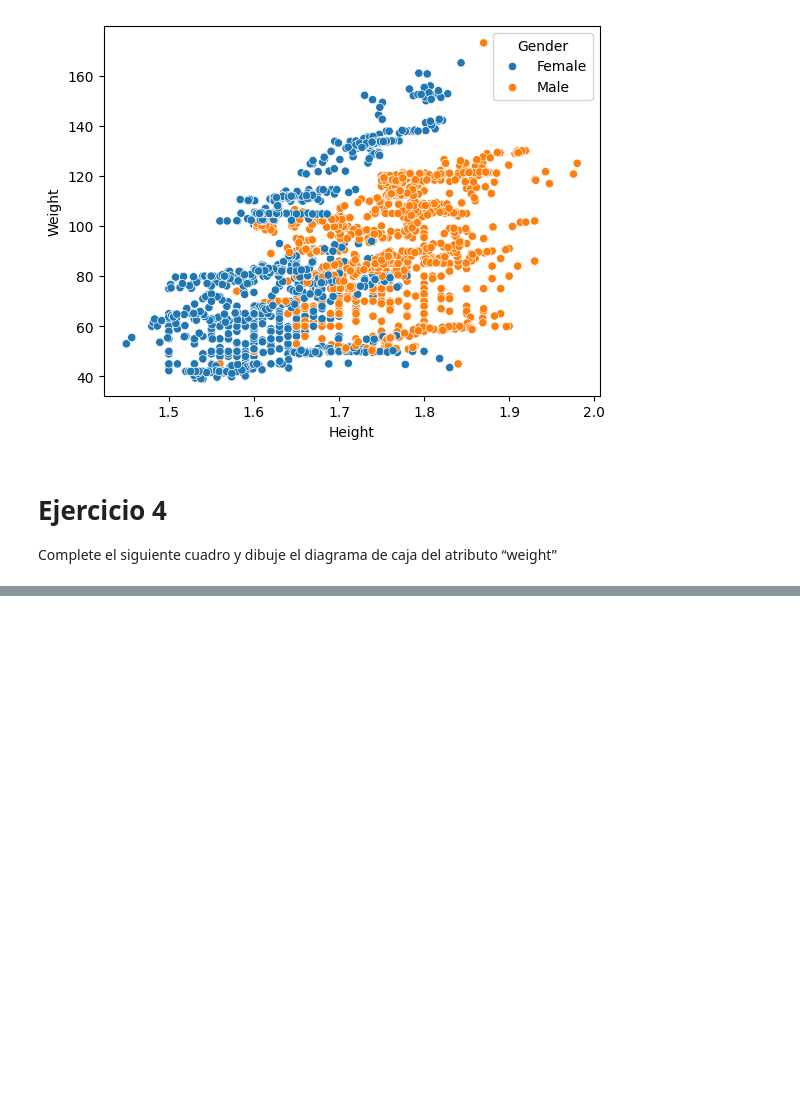
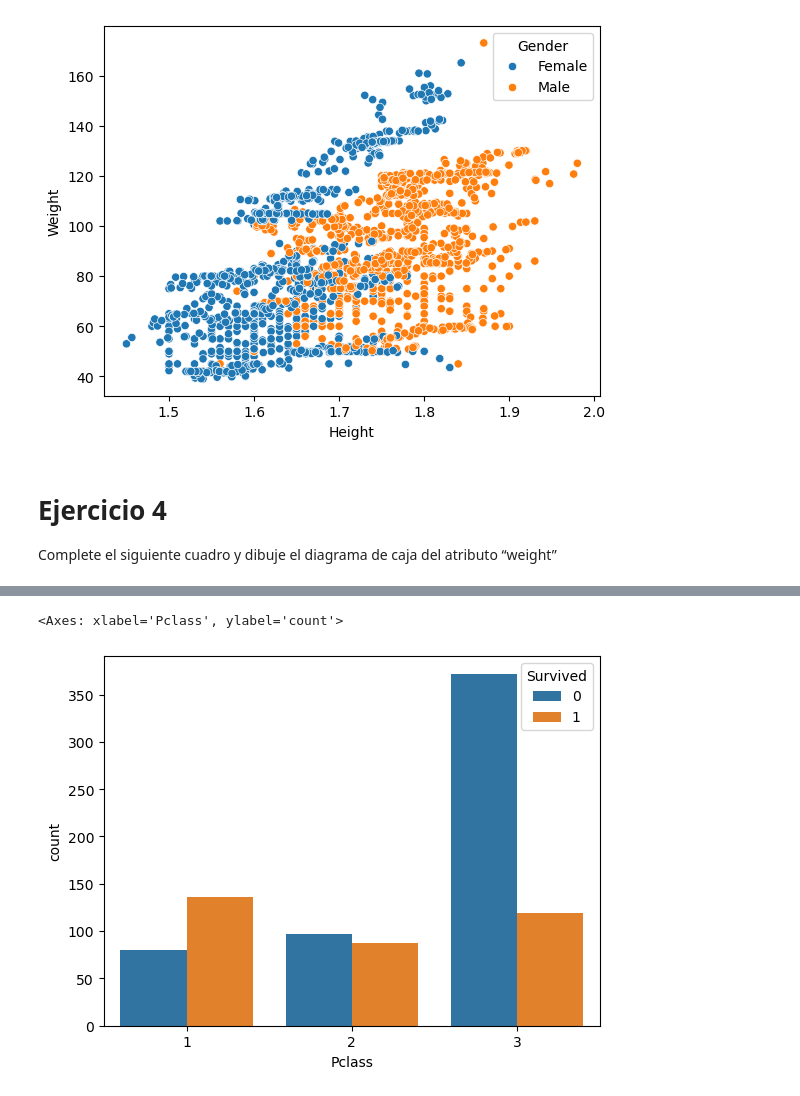
Before and after one commit to Kelisei/4to-anio-unlp-sistemas, a Jupyter notebook: deeplearning/practica1.ipynb, the cells around one changed output, grey strips where cells are left out. Saved outputs shown, nothing was run; the diff lists cells and outputs as text; code cells hidden in the pictures; blank space fills up the shorter version.

```diff
--- a/deeplearning/practica1.ipynb
+++ b/deeplearning/practica1.ipynb
@@ -131,0 +343,7 @@ Rango de valores atípicos severos: [233.30, 170.37]
+# %%
+conteos_pclass = titanic.groupby(['Pclass', 'Survived']).size().reset_index(name='count')
+
+sns.barplot(x='Pclass', y='count', hue='Survived', data=conteos_pclass)
+# %% [output]
+<Axes: xlabel='Pclass', ylabel='count'>
+[figure, added]
```
Also changed, not shown: parts of 25 cells of this notebook, 3 other files.
